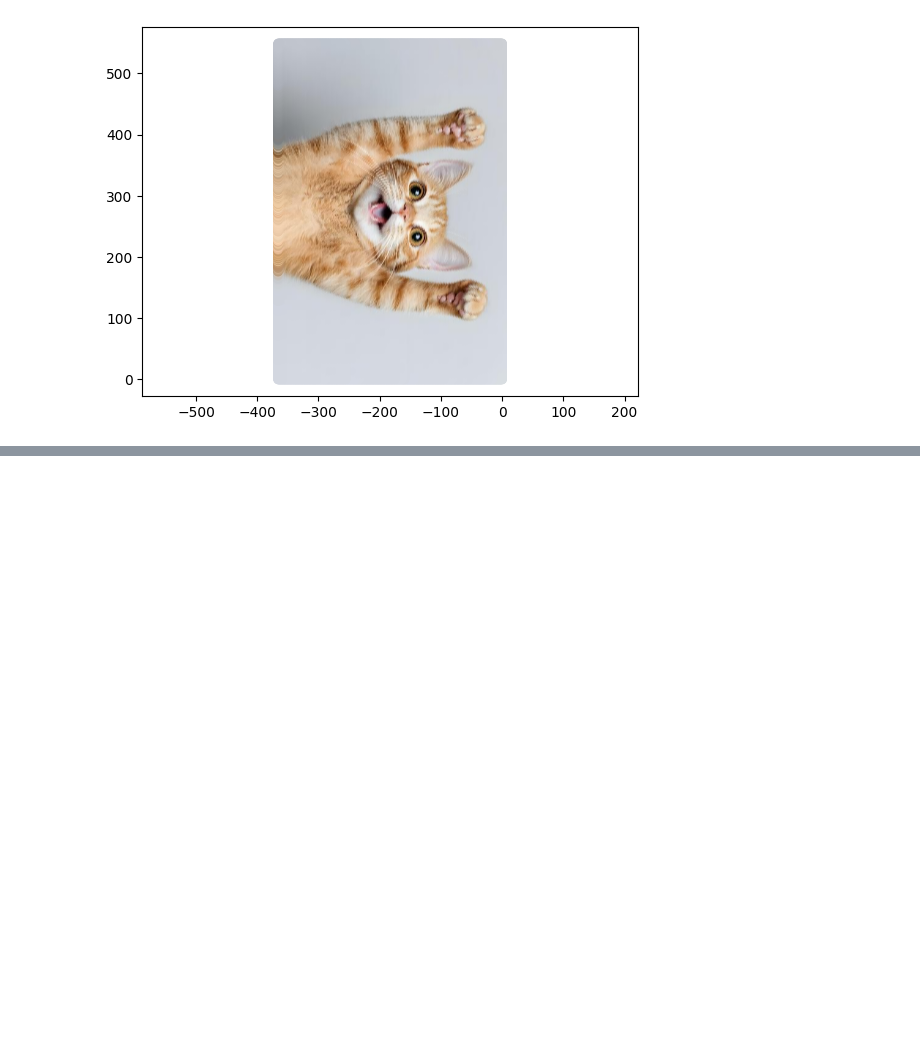
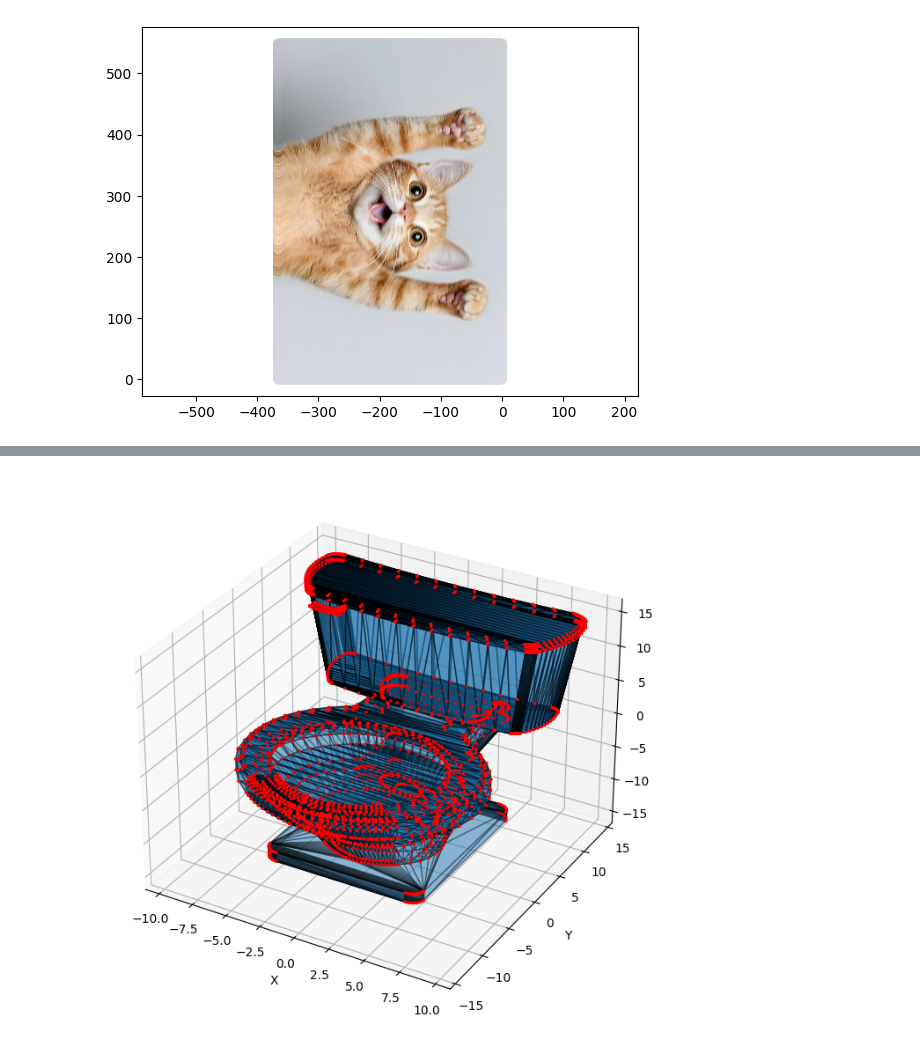
Before and after one commit to AnnaAkhlamova/lab1_linear_algebra, a Jupyter notebook: lab1.ipynb, the cells around one changed output, grey strips where cells are left out. Saved outputs shown, nothing was run; the diff lists cells and outputs as text; code cells hidden in the pictures; blank space fills up the shorter version.

```diff
--- a/lab1.ipynb
+++ b/lab1.ipynb
@@ -105,0 +124,15 @@ convert_back(ref)
+# %%
+def read_off(filename: str):
+    with open(filename, 'r') as f:
+        if 'OFF' != f.readline().strip():
+            raise ValueError('Not a valid OFF header')
+        n_verts, n_faces, _ = map(int, f.readline().strip().split())
+        verts = [list(map(float, f.readline().strip().split())) for _ in range(n_verts)]
+        faces = [list(map(int, f.readline().strip().split()[1:])) for _ in range(n_faces)]
+        return np.array(verts), faces
+
+vertices, faces = read_off(r"C:\Users\Inna\Downloads\archive (1)\ModelNet40\toilet\test\toilet_0349.off")
+
+print(vertices.shape)
+print(faces[:3])
+print(vertices)
@@ -105,0 +149,21 @@ convert_back(ref)
+# %%
+from mpl_toolkits.mplot3d.art3d import Poly3DCollection
+
+def plot_off(vertices, faces):
+    fig = plt.figure(figsize=(8, 8))
+    ax = fig.add_subplot(111, projection='3d')
+    mesh = Poly3DCollection([vertices[face] for face in faces],
+                            alpha=0.3, edgecolor='k')
+    ax.add_collection3d(mesh)
+    ax.scatter(vertices[:, 0], vertices[:, 1], vertices[:, 2], s=2, c='r')
+
+    ax.set_xlabel("X")
+    ax.set_ylabel("Y")
+    ax.set_zlabel("Z")
+
+    ax.auto_scale_xyz(vertices[:, 0], vertices[:, 1], vertices[:, 2])
+    plt.show()
+
+plot_off(vertices, faces)
+# %% [output]
+[figure, added]
```
Also changed, not shown: parts of 11 cells of this notebook.
